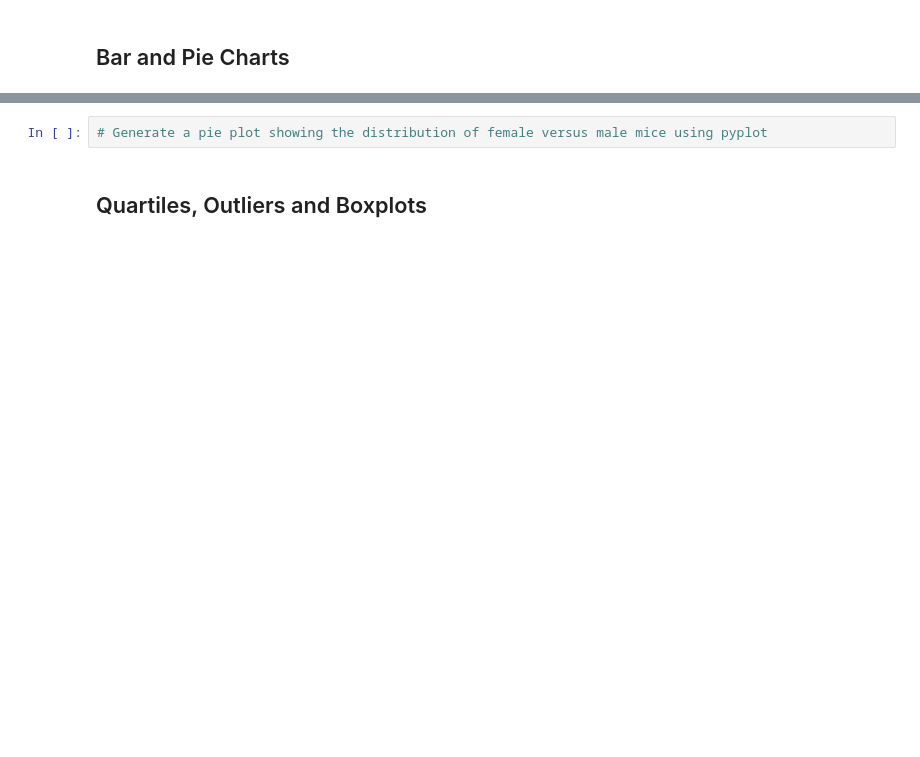
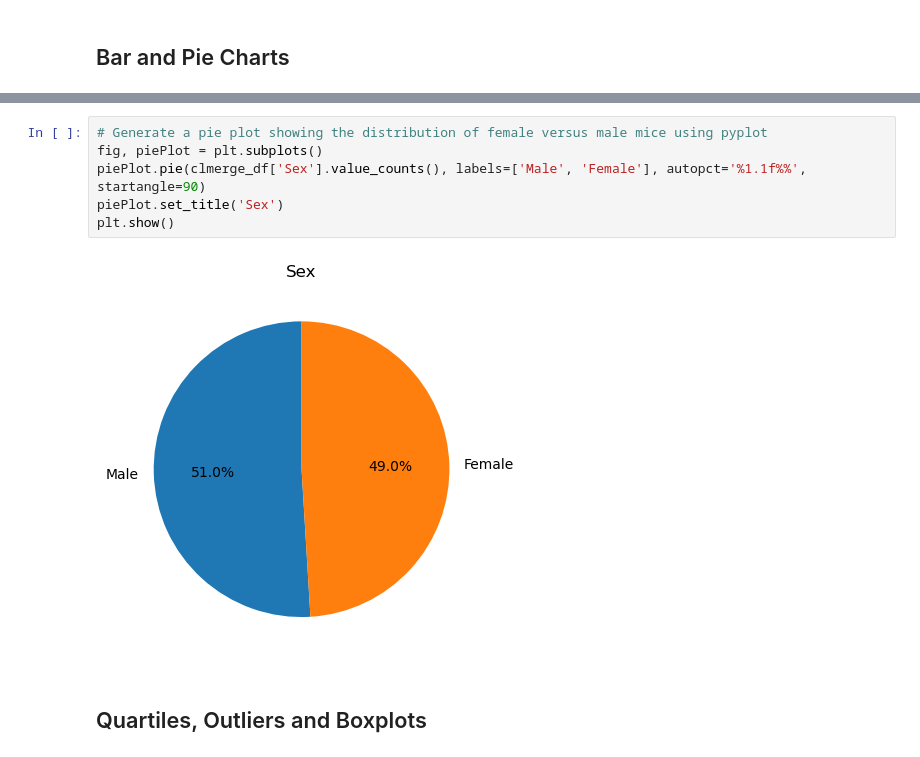
Before and after one commit to gthom73/pymaceuticalsInc, a Jupyter notebook: Starter_Code/Pymaceuticals/pymaceuticals_starter.ipynb, the cells around one changed output, grey strips where cells are left out. Drawn from its saved outputs; the diff is of its cells as text; blank space fills up the shorter version.

```diff
--- a/Starter_Code/Pymaceuticals/pymaceuticals_starter.ipynb
+++ b/Starter_Code/Pymaceuticals/pymaceuticals_starter.ipynb
@@ -159,5 +228,11 @@ ValueError: setting an array element with a sequence. The requested array has an
 # %%
 # Generate a pie plot showing the distribution of female versus male mice using pyplot
+fig, piePlot = plt.subplots()
+piePlot.pie(clmerge_df['Sex'].value_counts(), labels=['Male', 'Female'], autopct='%1.1f%%', startangle=90)
+piePlot.set_title('Sex')
+plt.show()
+# %% [output]
+[figure, added]
 # %% [markdown]
 ## Quartiles, Outliers and Boxplots
 # %%
```
Also changed, not shown: parts of 20 cells of this notebook.
